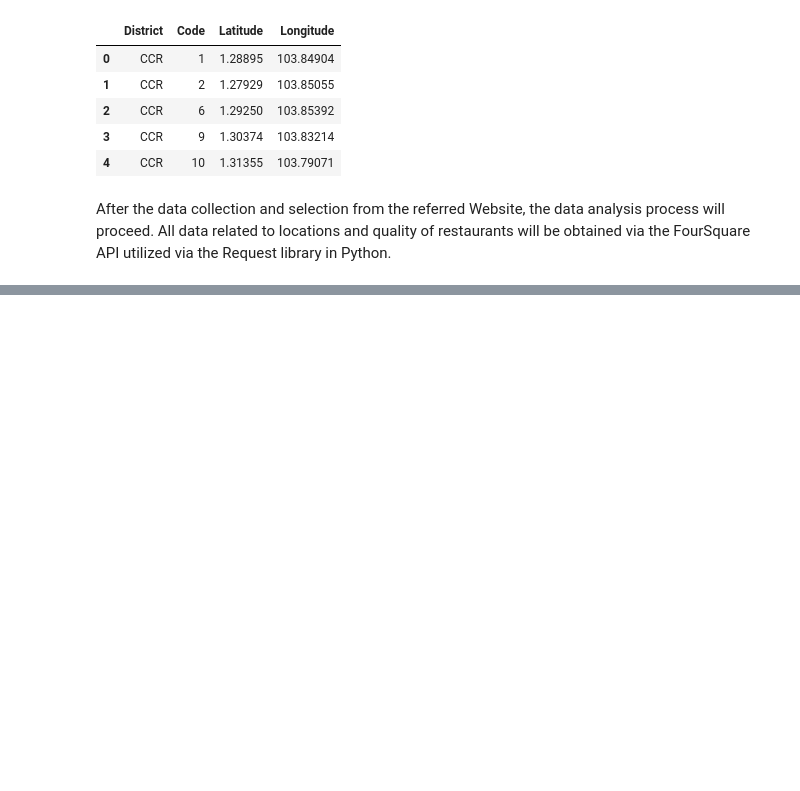
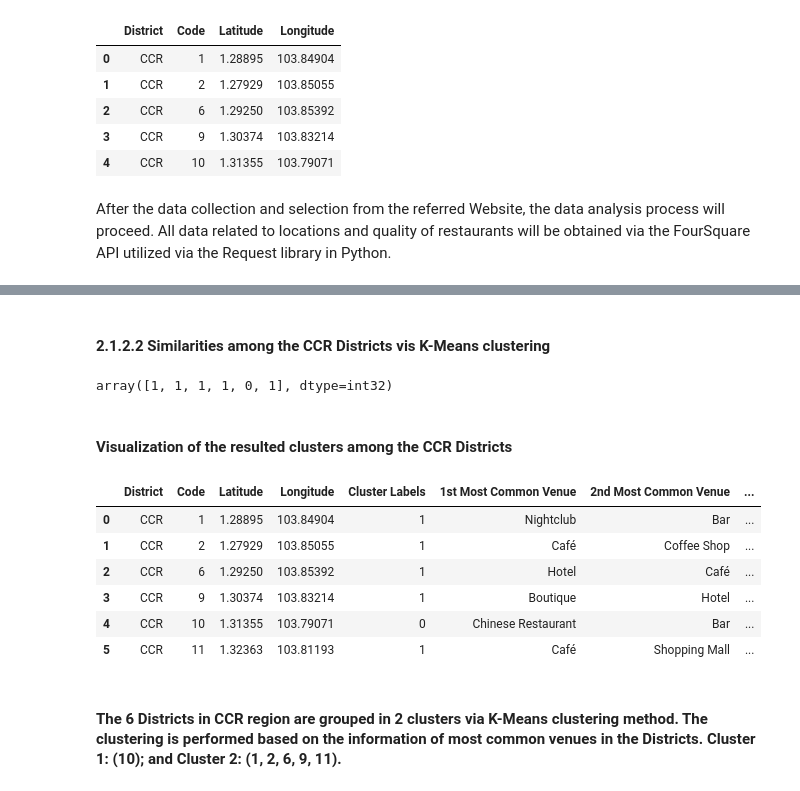
Before and after one commit to Lzhou2020/github-capstone-project, a Jupyter notebook: The Battle of Neighborhoods.ipynb, the cells around one changed output, grey strips where cells are left out. Drawn from its saved outputs; the diff is of its cells as text; code cells hidden in the pictures; blank space fills up the shorter version.

```diff
--- a/The Battle of Neighborhoods.ipynb
+++ b/The Battle of Neighborhoods.ipynb
@@ -170,0 +267,22 @@ results
+# %%
+# create the new dataframe and display the top 10 venues for each District
+
+num_top_venues = 10
+indicators = ['st', 'nd', 'rd']
+
+# create columns according to number of top venues
+columns = ['CCR_district']
+for ind in np.arange(num_top_venues):
+    try:
+        columns.append('{}{} Most Common Venue'.format(ind+1, indicators[ind]))
+    except:
+        columns.append('{}th Most Common Venue'.format(ind+1))
+
+# create a new dataframe
+ccr_venues_sorted = pd.DataFrame(columns=columns)
+ccr_venues_sorted['CCR_district'] = ccr_grouped['CCR_district']
+
+for ind in np.arange(ccr_grouped.shape[0]):
+    ccr_venues_sorted.iloc[ind, 1:] = return_most_common_venues(ccr_grouped.iloc[ind, :], num_top_venues)
+
+ccr_venues_sorted.head(20)
@@ -170,0 +363,38 @@ results
+# %% [markdown]
+#### 2.1.2.2 Similarities among the CCR Districts vis K-Means clustering
+# %%
+# set number of clusters
+kclusters = 2
+
+ccr_grouped_clustering = ccr_grouped.drop('CCR_district', 1)
+
+# run k-means clustering
+kmeans = KMeans(n_clusters=kclusters, random_state=0).fit(ccr_grouped_clustering)
+
+# check cluster labels generated for each row in the dataframe
+kmeans.labels_[0:10]
+# %% [output]
+array([1, 1, 1, 1, 0, 1], dtype=int32)
+# %% [markdown]
+#### Visualization of the resulted clusters among the CCR Districts
+# %%
+# add clustering labels
+ccr_venues_sorted.insert(0, 'Cluster Labels', kmeans.labels_)
+# %%
+# merge ccr_venues_sorted with df_data_0 data to add latitude/longitude for each District
+ccr_merged = df_data_0
+ccr_merged = ccr_merged.join(ccr_venues_sorted.set_index('CCR_district'), on='Code')
+# %%
+# set the corresponding intiger and float data types
+ccr_merged2= ccr_merged.astype({'Code': 'int32', 'Latitude': 'float', 'Longitude': 'float'})
+ccr_merged2
+# %% [output]
+|  | District | Code | Latitude | Longitude | Cluster Labels | 1st Most Common Venue | 2nd Most Common Venue | ... |
+| 0 | CCR | 1 | 1.28895 | 103.84904 | 1 | Nightclub | Bar | ... |
+| 1 | CCR | 2 | 1.27929 | 103.85055 | 1 | Café | Coffee Shop | ... |
+| 2 | CCR | 6 | 1.29250 | 103.85392 | 1 | Hotel | Café | ... |
+| 3 | CCR | 9 | 1.30374 | 103.83214 | 1 | Boutique | Hotel | ... |
+| 4 | CCR | 10 | 1.31355 | 103.79071 | 0 | Chinese Restaurant | Bar | ... |
+| 5 | CCR | 11 | 1.32363 | 103.81193 | 1 | Café | Shopping Mall | ... |
+# %% [markdown]
+#### The 6 Districts in CCR region are grouped in 2 clusters via K-Means clustering method. The clustering is performed based on the information of most common venues in the Districts. Cluster 1: (10); and Cluster 2: (1, 2, 6, 9, 11).
```
Also changed, not shown: parts of 46 cells of this notebook.
